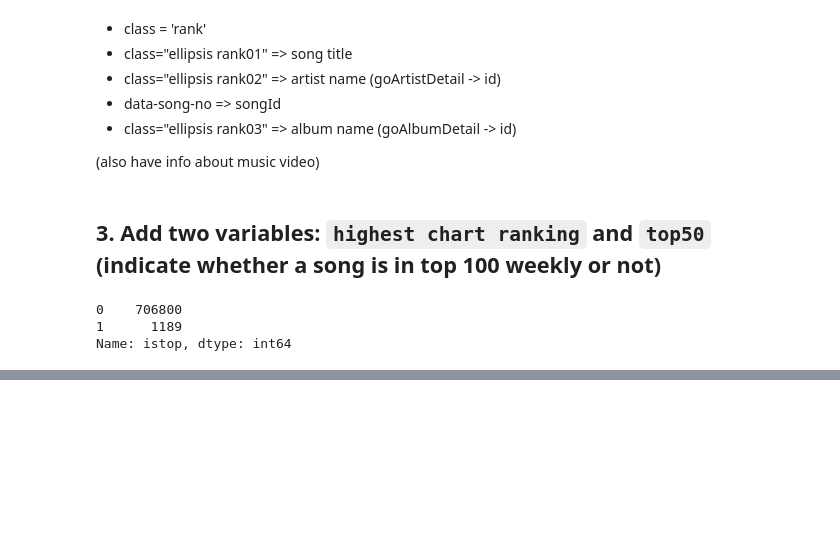
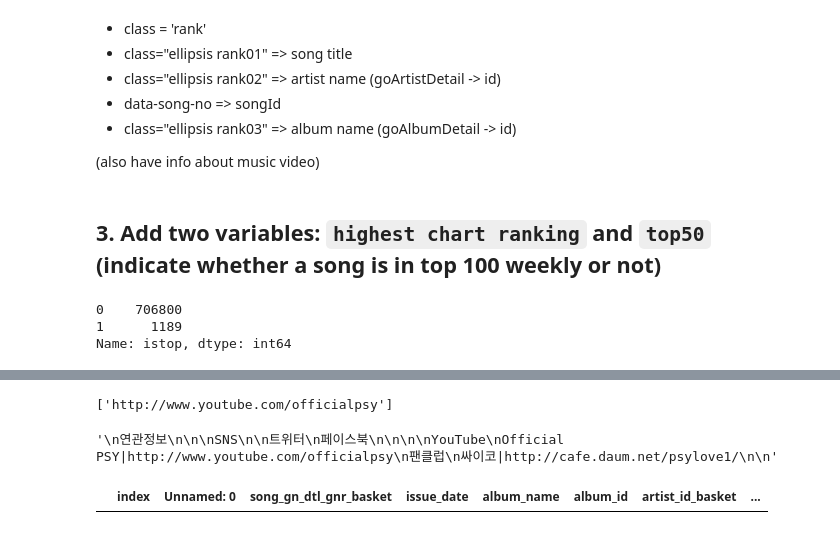
Before and after one commit to krystal2710/korean-songs-popularity-prediction-project, a Jupyter notebook: melon_data.ipynb, the cells around one changed output, grey strips where cells are left out. Saved outputs shown, nothing was run; the diff lists cells and outputs as text; code cells hidden in the pictures; blank space fills up the shorter version.

```diff
--- a/melon_data.ipynb
+++ b/melon_data.ipynb
@@ -242,14 +252,5 @@ Remove songs with various artist
 # %%
-song_meta_modified = pd.read_csv(curr_path + 'melon_data/song_meta_modified.csv')
+song_meta_main = pd.read_csv(curr_path + 'melon_data/song_meta_main.csv')
-# %%
-idx = 0
-idx_lst = []
-for id_lst in song_meta_modified['artist_id_basket']:
-    if len(id_lst) < 2:
-        idx_lst.append(idx)
-    idx += 1
-
-song_meta_main = song_meta_modified.iloc[idx_lst].reset_index()
 # %%
 song_meta_main.info()
 # %% [output]
@@ -293,0 +305,18 @@ Name: 3531, dtype: object
+# %%
+bs_info3 = bs.find('div', {'class': 'section_atistinfo05'})
+
+pattern = r'(http://(?:www.)?youtube.com/\w*)'
+target = bs_info3.text
+re.findall(pattern, target)
+
+# target = bs_info3.find_all('button')
+# pattern = r'http://twitter.com/\w*'
+# artist_tw = re.findall(pattern, target[0]['onclick'])[0]
+# pattern = r'http://www.facebook.com/\w*'
+# artist_fb = re.findall(pattern, target[1]['onclick'])[0]
+# %% [output]
+['http://www.youtube.com/officialpsy']
+# %%
+target
+# %% [output]
+'\n연관정보\n\n\nSNS\n\n트위터\n페이스북\n\n\n\nYouTube\nOfficial PSY|http://www.youtube.com/officialpsy\n팬클럽\n싸이코|http://cafe.daum.net/psylove1/\n\n'
@@ -293,0 +400,4 @@ Name: 3531, dtype: object
+# %%
+song_meta_main
+# %% [output]
+|  | index | Unnamed: 0 | song_gn_dtl_gnr_basket | issue_date | album_name | album_id | artist_id_basket | ... |
```
Also changed, not shown: parts of 12 cells of this notebook.
